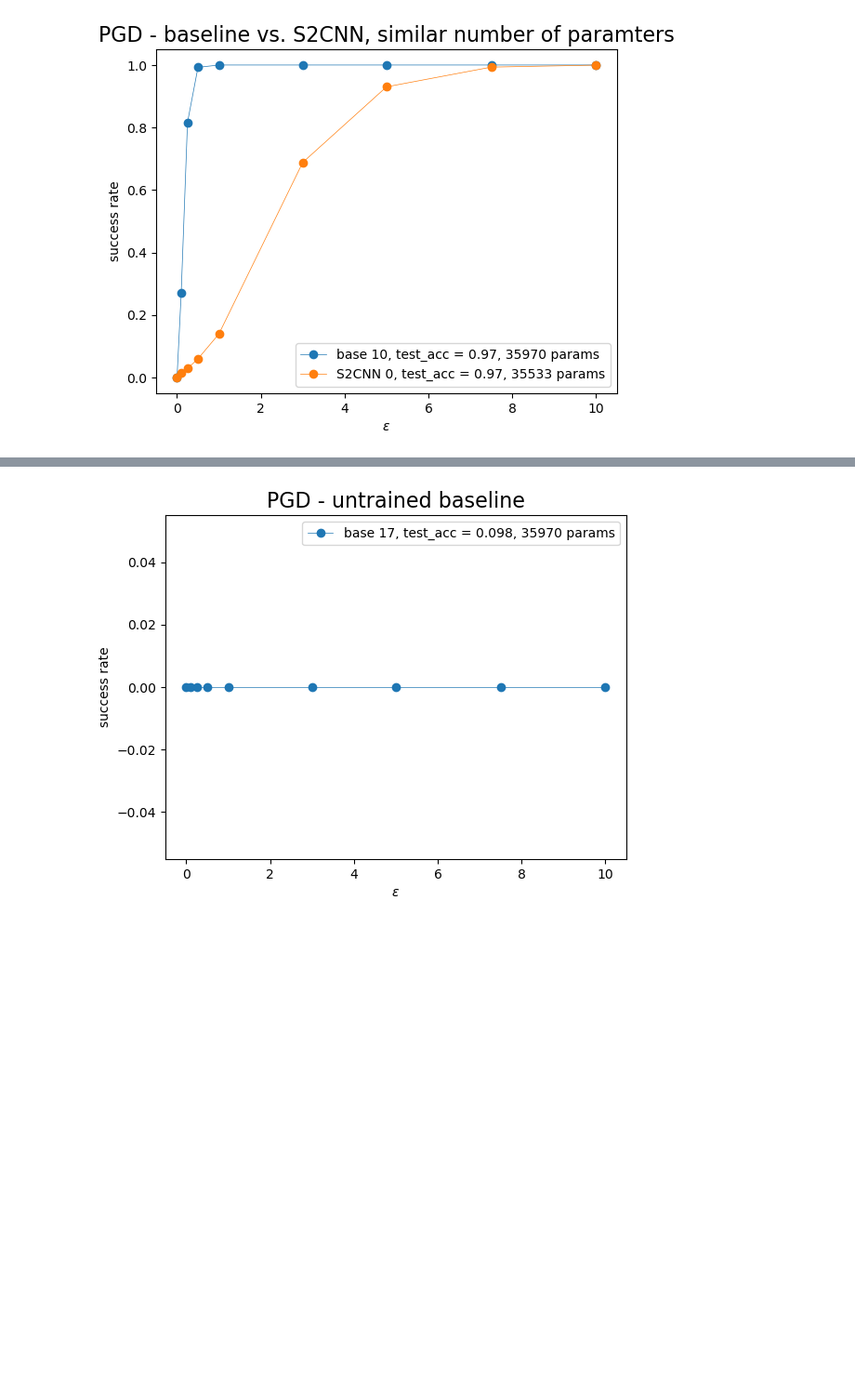
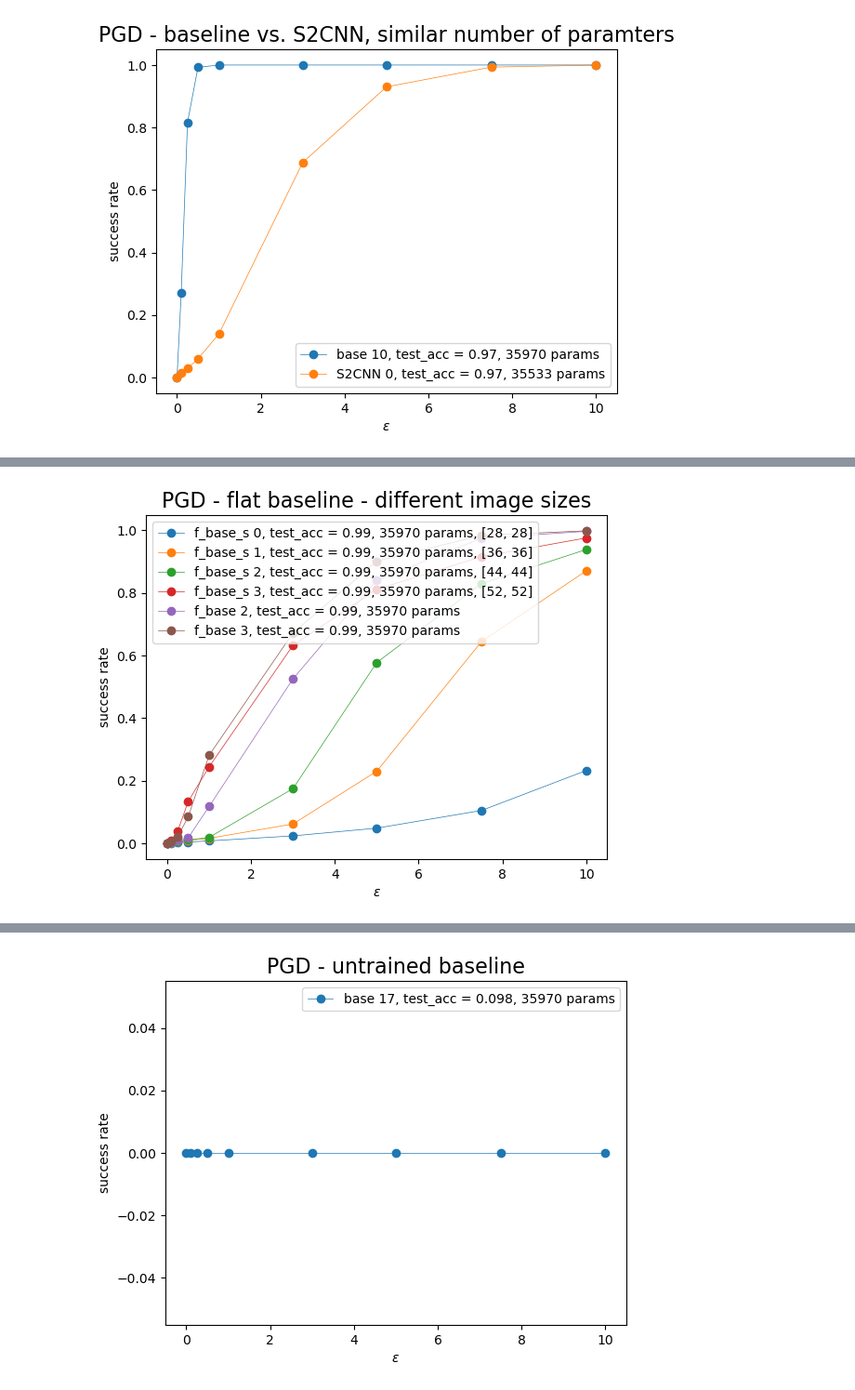
Before and after one commit to Schuh93/sem_seg_s2cnn, a Jupyter notebook: examples/mnist_adv/PGD - results.ipynb, the cells around one changed output, grey strips where cells are left out. Shown at 93% size. Saved outputs shown, nothing was run; the diff lists cells and outputs as text; code cells hidden in the pictures; blank space fills up the shorter version.

```diff
--- a/examples/mnist_adv/PGD - results.ipynb
+++ b/examples/mnist_adv/PGD - results.ipynb
@@ -183,0 +351,15 @@ plt.show()
+# %%
+image_sizes = [eval(df[df['tags.mlflow.runName']==str(n)]['params.padded_img_size'].values[0]) for n in flat_baseline_different_img_sizes_run_names]
+
+plt.title('PGD - flat baseline - different image sizes', fontsize=16)
+for i in range(4):
+    plt.plot(flat_baseline_different_img_sizes_params['epsilons'], flat_baseline_different_img_sizes_success_rate[i], 'o-', linewidth=0.5, label=f"f_base_s {i}, test_acc = {flat_baseline_different_img_sizes_clean_test_accs[i]:.{2}}, {flat_baseline_different_img_sizes_total_params[i]} params, {image_sizes[i]}")
+for i in [2,3]:
+    plt.plot(flat_baseline_params['epsilons'], flat_baseline_success_rate[i], 'o-', linewidth=0.5, label=f"f_base {i}, test_acc = {flat_baseline_clean_test_accs[i]:.{2}}, {flat_baseline_total_params[i]} params")
+plt.xlabel('$\epsilon$')
+plt.ylabel('success rate')
+plt.legend(loc='upper left')
+# plt.savefig('PGD_flat_bl_different_img_sizes.pdf', bbox_inches="tight")
+plt.show()
+# %% [output]
+[figure, added]
```
Also changed, not shown: parts of 17 cells of this notebook, 14 other files.
